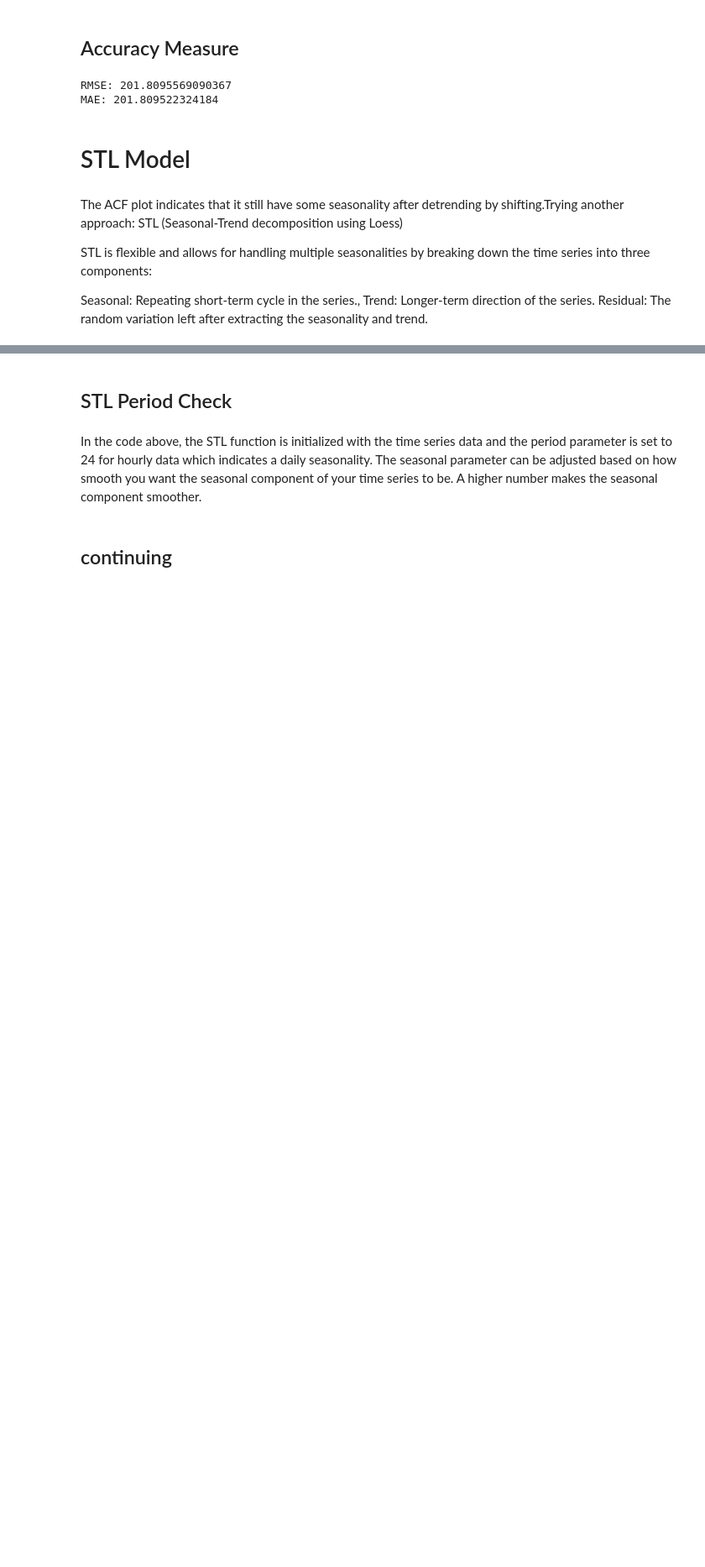
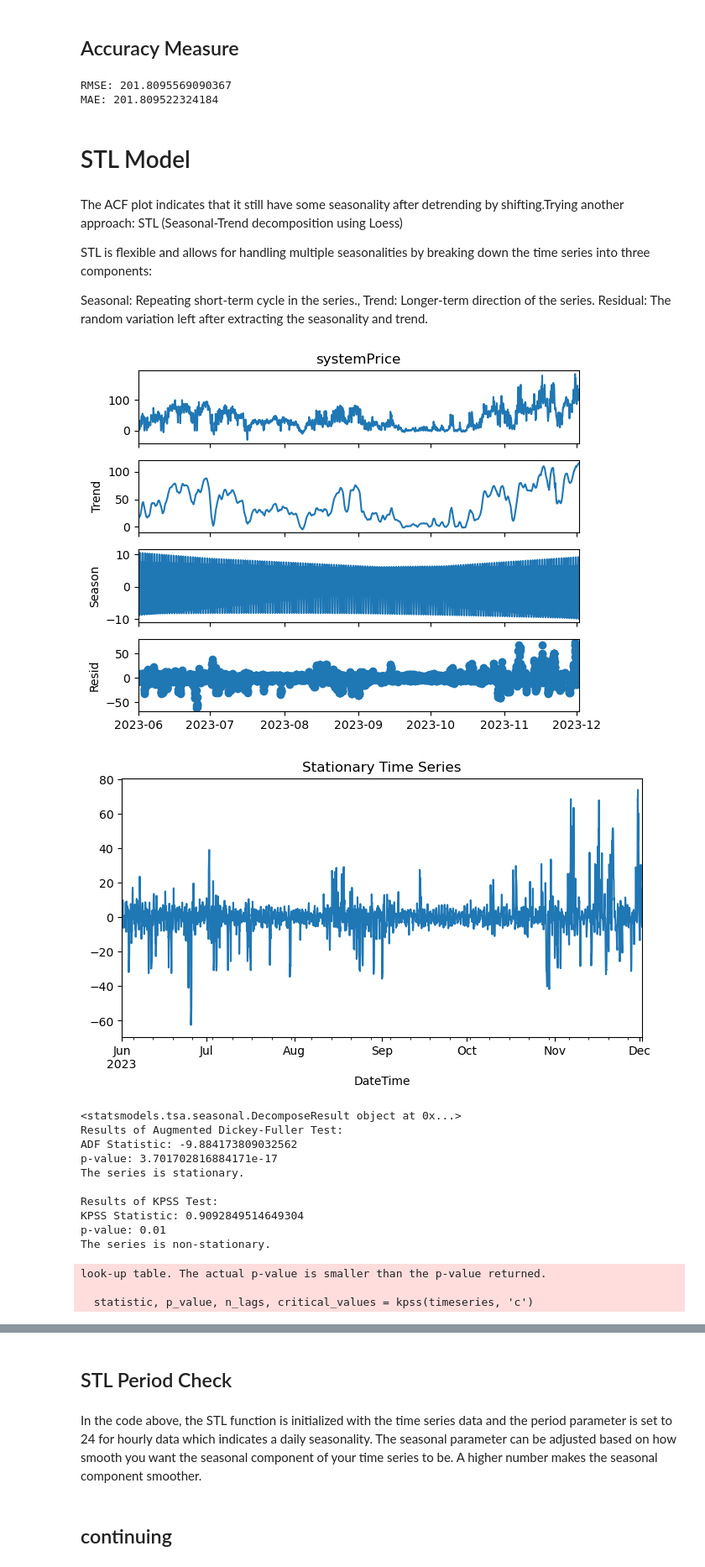
Before and after one commit to evenbakke/MasterThesis-, a Jupyter notebook: ARIMA_Mathias_working.ipynb, the cells around one changed output, grey strips where cells are left out. Shown at 84% size. Saved outputs shown, nothing was run; the diff lists cells and outputs as text; code cells hidden in the pictures; blank space fills up the shorter version.

```diff
--- a/ARIMA_Mathias_working.ipynb
+++ b/ARIMA_Mathias_working.ipynb
@@ -586,28 +585,46 @@ Residual: The random variation left after extracting the seasonality and trend.
 # %%
 #New STL Model test
 
 import matplotlib.pyplot as plt
 from statsmodels.tsa.seasonal import STL
 from statsmodels.tsa.stattools import adfuller, kpss
 import pandas as pd
 #df["systemPrice_transformed"]
 # Assuming 'df' and 'systemPrice' column setup
 df.index = pd.to_datetime(df.index)
 
 # Apply STL decomposition
 #stl = STL(df["systemPrice_transformed"].dropna(), seasonal=365, period=24, robust = True)
-stl = STL(df["systemPrice_transformed"].dropna(), seasonal=365, period=24, robust = True)  # Adjust 'seasonal' as needed
+stl = STL(filtered_df["systemPrice"].dropna(), seasonal=365, period=24, robust = True)  # Adjust 'seasonal' as needed
 result = stl.fit()
 result.plot()
 plt.show()
 
 # Subtract both trend and seasonal component to get residuals (stationary series)
 df['systemPrice_transformed'] = result.resid
 
 # Plot the stationary series
 df['systemPrice_transformed'].dropna().plot(figsize=(8,4))
 plt.title('Stationary Time Series')
 plt.show()
 
+
+
 adf_test(df['systemPrice_transformed'].dropna())
 kpss_test(df['systemPrice_transformed'].dropna())
+# %% [output]
+[figure, added]
+[figure, added]
+<statsmodels.tsa.seasonal.DecomposeResult object at 0x...>
+Results of Augmented Dickey-Fuller Test:
+ADF Statistic: -9.884173809032562
+p-value: 3.701702816884171e-17
+The series is stationary.
+
+Results of KPSS Test:
+KPSS Statistic: 0.9092849514649304
+p-value: 0.01
+The series is non-stationary.
+look-up table. The actual p-value is smaller than the p-value returned.
+
+  statistic, p_value, n_lags, critical_values = kpss(timeseries, 'c')
```
Also changed, not shown: parts of 2 cells of this notebook, 2 other files.
